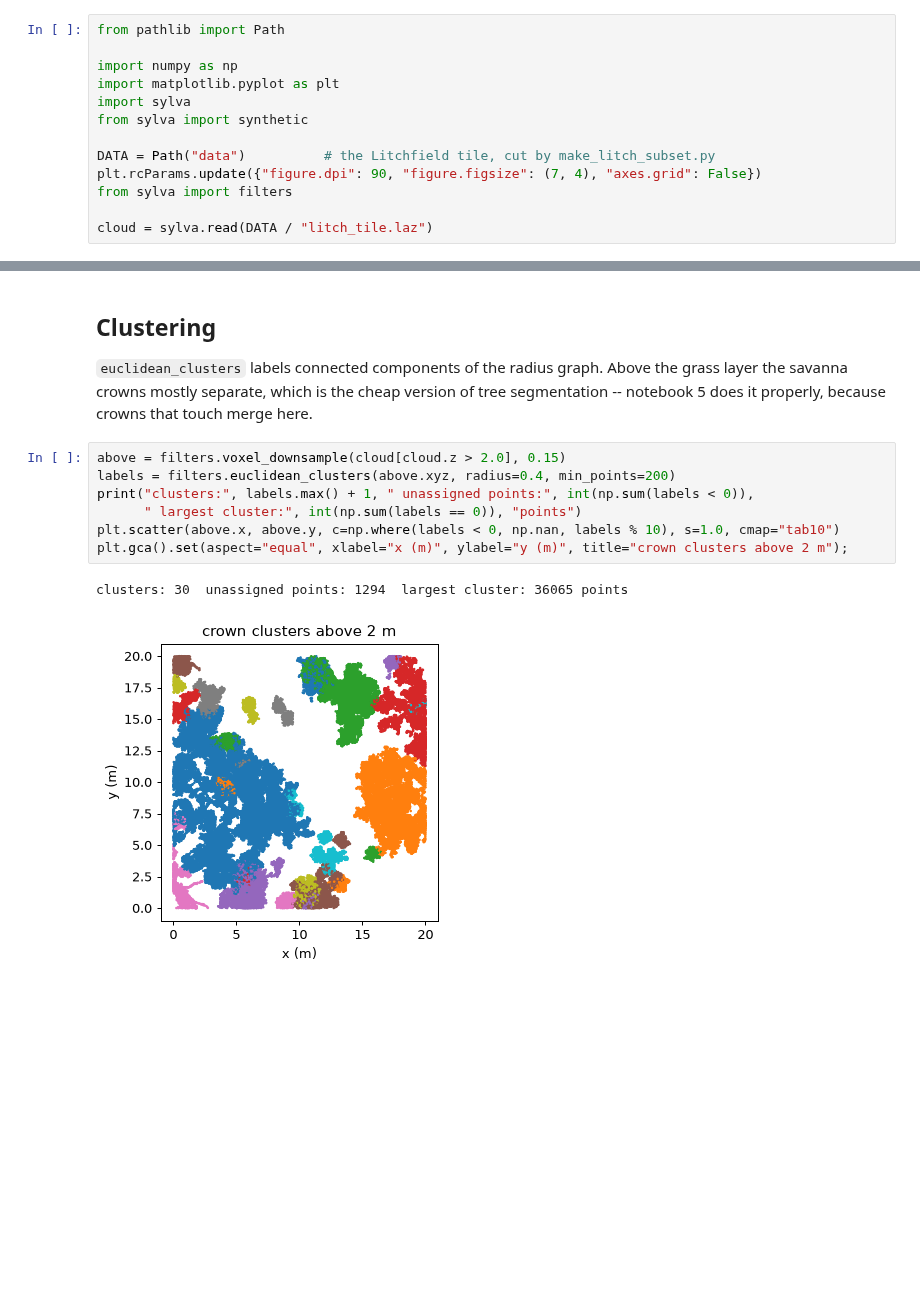
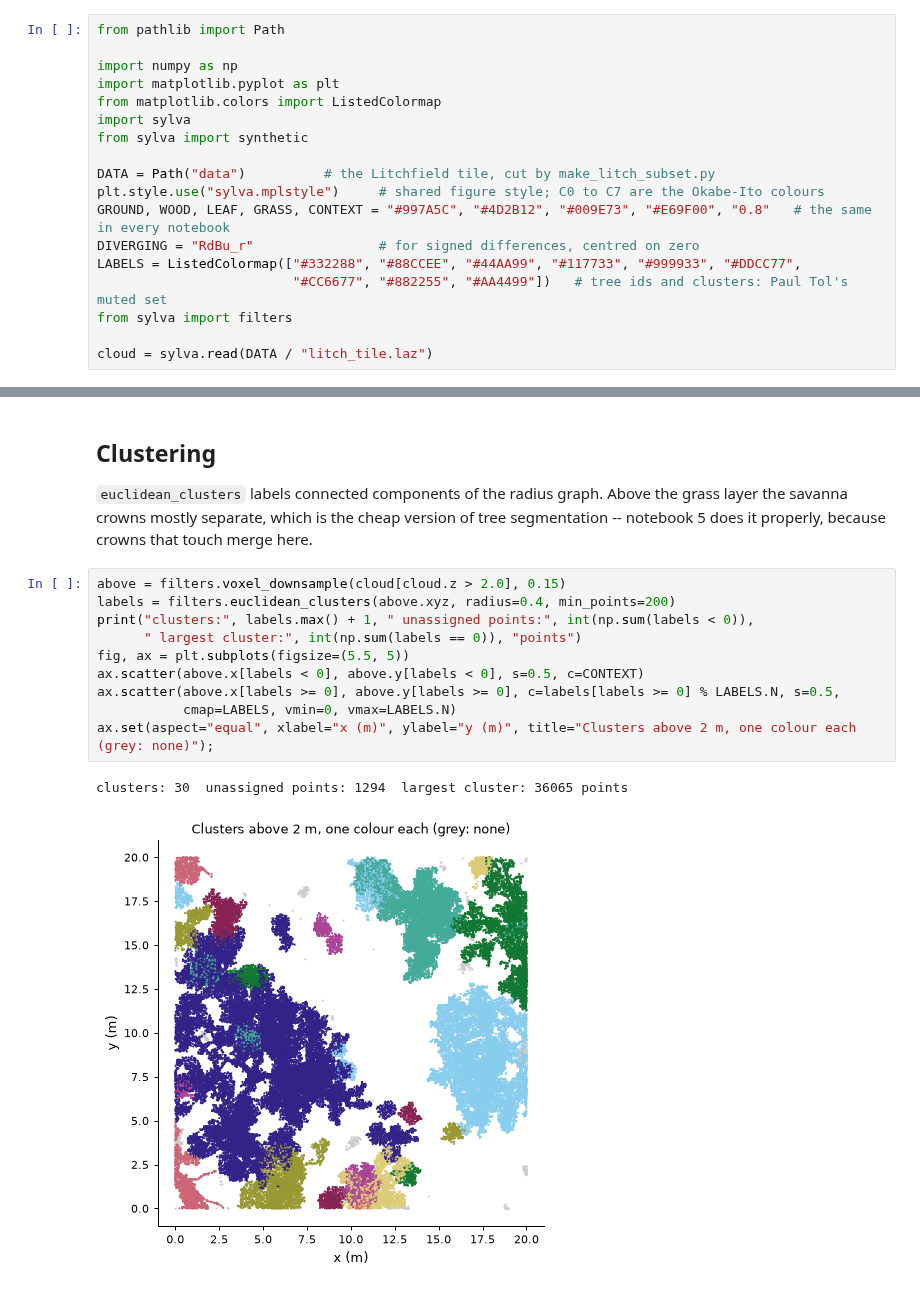
Before and after one commit to UQ-EORC/Sylva, a Jupyter notebook: docs/examples/02_filtering.ipynb, the cells around one changed output, grey strips where cells are left out. Saved outputs shown, nothing was run; the diff lists cells and outputs as text; blank space fills up the shorter version.

```diff
--- a/docs/examples/02_filtering.ipynb
+++ b/docs/examples/02_filtering.ipynb
@@ -8,11 +8,16 @@ from pathlib import Path
 
 import numpy as np
 import matplotlib.pyplot as plt
+from matplotlib.colors import ListedColormap
 import sylva
 from sylva import synthetic
 
 DATA = Path("data")          # the Litchfield tile, cut by make_litch_subset.py
-plt.rcParams.update({"figure.dpi": 90, "figure.figsize": (7, 4), "axes.grid": False})
+plt.style.use("sylva.mplstyle")     # shared figure style; C0 to C7 are the Okabe-Ito colours
+GROUND, WOOD, LEAF, GRASS, CONTEXT = "#997A5C", "#4D2B12", "#009E73", "#E69F00", "0.8"   # the same in every notebook
+DIVERGING = "RdBu_r"                # for signed differences, centred on zero
+LABELS = ListedColormap(["#332288", "#88CCEE", "#44AA99", "#117733", "#999933", "#DDCC77",
+                         "#CC6677", "#882255", "#AA4499"])   # tree ids and clusters: Paul Tol's muted set
 from sylva import filters
 
 cloud = sylva.read(DATA / "litch_tile.laz")
@@ -117,10 +126,13 @@ merge here.
 # %%
 above = filters.voxel_downsample(cloud[cloud.z > 2.0], 0.15)
 labels = filters.euclidean_clusters(above.xyz, radius=0.4, min_points=200)
 print("clusters:", labels.max() + 1, " unassigned points:", int(np.sum(labels < 0)),
       " largest cluster:", int(np.sum(labels == 0)), "points")
-plt.scatter(above.x, above.y, c=np.where(labels < 0, np.nan, labels % 10), s=1.0, cmap="tab10")
-plt.gca().set(aspect="equal", xlabel="x (m)", ylabel="y (m)", title="crown clusters above 2 m");
+fig, ax = plt.subplots(figsize=(5.5, 5))
+ax.scatter(above.x[labels < 0], above.y[labels < 0], s=0.5, c=CONTEXT)
+ax.scatter(above.x[labels >= 0], above.y[labels >= 0], c=labels[labels >= 0] % LABELS.N, s=0.5,
+           cmap=LABELS, vmin=0, vmax=LABELS.N)
+ax.set(aspect="equal", xlabel="x (m)", ylabel="y (m)", title="Clusters above 2 m, one colour each (grey: none)");
 # %% [output]
 clusters: 30  unassigned points: 1294  largest cluster: 36065 points
-[figure, old version]
+[figure, new version]
```
Also changed, not shown: parts of 3 cells of this notebook, 19 other files.
